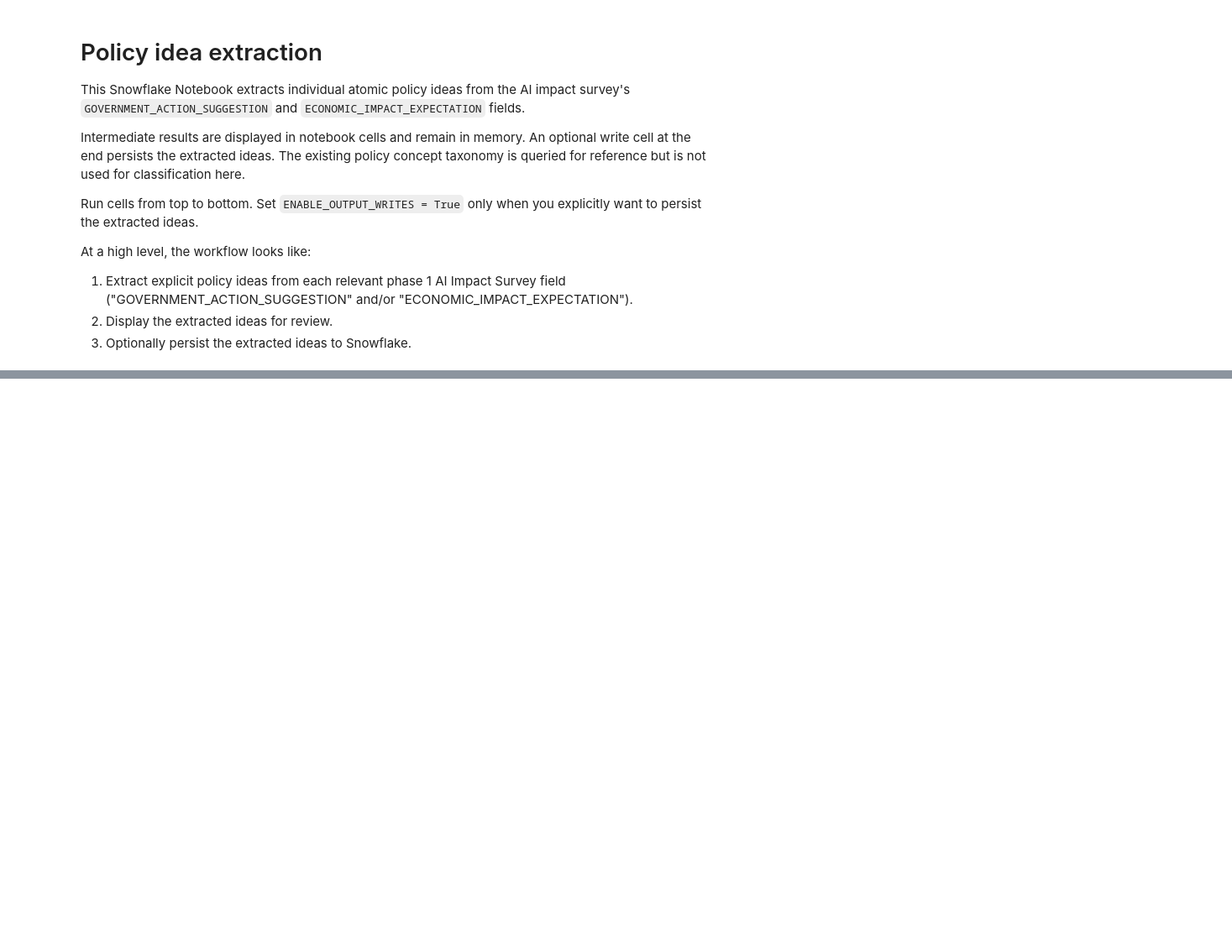
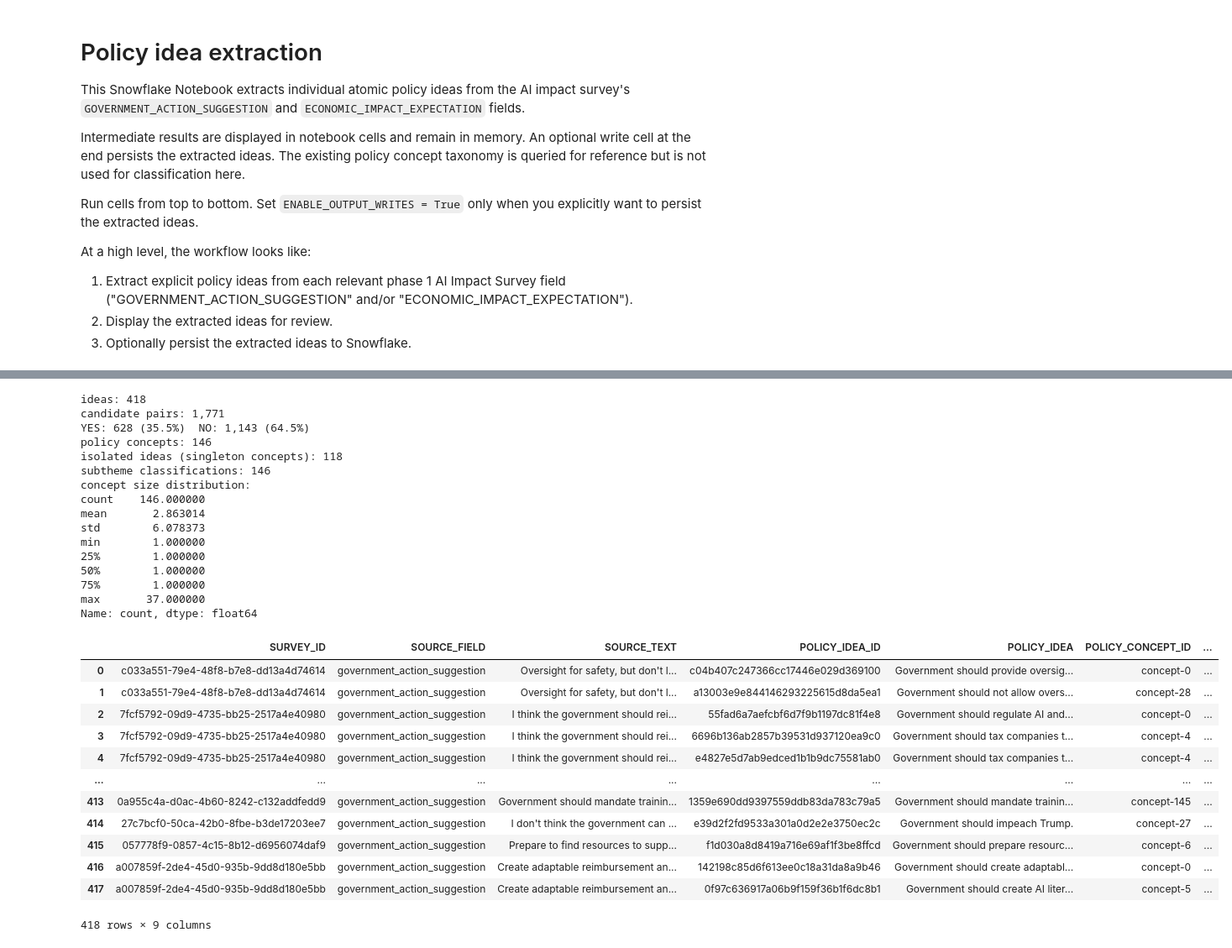
Before and after one commit to cagov/caldata-engaged-california, a Jupyter notebook: notebooks/ai_impact_survey/policy_concept_classification.ipynb, the cells around one changed output, grey strips where cells are left out. Shown at 84% size. Saved outputs shown, nothing was run; the diff lists cells and outputs as text; code cells hidden in the pictures; blank space fills up the shorter version.

Commit message:
Adds policy concept classification

```diff
--- a/notebooks/ai_impact_survey/policy_concept_classification.ipynb
+++ b/notebooks/ai_impact_survey/policy_concept_classification.ipynb
@@ -175,7 +242,7 @@ def validate_extraction(payload: dict | None) -> list[dict]:
 # %%
 # Query published survey responses that contain at least one policy-relevant answer.
 survey_sql = f"""
-SELECT
+SELECT top 500
     survey_id,
     government_action_suggestion,
     economic_impact_expectation
@@ -212,7 +279,7 @@ WITH source_survey AS (
 survey_fields AS (
     {survey_fields_sql}
 )
-SELECT
+SELECT top 200
     survey_id,
     source_field,
     source_text,
@@ -240,7 +307,7 @@ def parse_extraction_row(row: pd.Series) -> list[dict]:
         "run_id": RUN_ID,
         "run_timestamp": RUN_TIMESTAMP,
         "model_name": CORTEX_MODEL,
-        "prompt_version": PROMPT_VERSION,
+        "extraction_prompt_version": EXTRACTION_PROMPT_VERSION,
         "survey_id": row.SURVEY_ID,
         "source_field": row.SOURCE_FIELD,
         "source_text": row.SOURCE_TEXT,
@@ -284,0 +429,8 @@ else:
+# %%
+# Step 0: select the idea population. Duplicate idea_text across responses stays as distinct nodes
+# so downstream analysis can count distinct survey_ids per concept.
+ideas_df = extraction_df[extraction_df["EXTRACTION_STATUS"] == "extracted"][
+    ["IDEA_ID", "IDEA_TEXT", "SURVEY_ID", "SOURCE_FIELD", "SOURCE_TEXT"]
+].drop_duplicates("IDEA_ID").reset_index(drop=True)
+print(f"policy ideas: {len(ideas_df):,}")
+ideas_df
@@ -284,0 +883,61 @@ else:
+# %%
+# Final table: one row per policy idea with its resolved concept label/description and subtheme.
+final_df = (
+    membership_df.merge(ideas_df, on="IDEA_ID")
+    .merge(concept_labels_df, on="CONCEPT_ID")
+    .merge(concept_subthemes_df[["CONCEPT_ID", "SUBTHEME"]], on="CONCEPT_ID", how="left")
+    .rename(columns={
+        "IDEA_ID": "POLICY_IDEA_ID",
+        "IDEA_TEXT": "POLICY_IDEA",
+        "CONCEPT_ID": "POLICY_CONCEPT_ID",
+        "CONCEPT_LABEL": "POLICY_CONCEPT_LABEL",
+        "CONCEPT_DESCRIPTION": "POLICY_CONCEPT_DESCRIPTION",
+        "SUBTHEME": "POLICY_SUBTHEME",
+    })
+    [["SURVEY_ID", "SOURCE_FIELD", "SOURCE_TEXT", "POLICY_IDEA_ID", "POLICY_IDEA", "POLICY_CONCEPT_ID", "POLICY_CONCEPT_LABEL", "POLICY_CONCEPT_DESCRIPTION", "POLICY_SUBTHEME"]]
+)
+
+# Quality-control summary.
+n_yes = (classifications_df["CLASSIFICATION"] == "YES").sum()
+n_no = (classifications_df["CLASSIFICATION"] == "NO").sum()
+n_total_classified = n_yes + n_no
+print(f"ideas: {len(ideas_df):,}")
+print(f"candidate pairs: {len(candidate_pairs_df):,}")
+print(f"YES: {n_yes:,} ({n_yes / n_total_classified:.1%})  NO: {n_no:,} ({n_no / n_total_classified:.1%})")
+print(f"policy concepts: {len(concept_sizes):,}")
+print(f"isolated ideas (singleton concepts): {(concept_sizes == 1).sum():,}")
+print(f"subtheme classifications: {concept_subthemes_df['SUBTHEME'].notna().sum():,}")
+print("concept size distribution:")
+print(concept_sizes.describe())
+
+final_df
+# %% [output]
+ideas: 418
+candidate pairs: 1,771
+YES: 628 (35.5%)  NO: 1,143 (64.5%)
+policy concepts: 146
+isolated ideas (singleton concepts): 118
+subtheme classifications: 146
+concept size distribution:
+count    146.000000
+mean       2.863014
+std        6.078373
+min        1.000000
+25%        1.000000
+50%        1.000000
+75%        1.000000
+max       37.000000
+Name: count, dtype: float64
+|  | SURVEY_ID | SOURCE_FIELD | SOURCE_TEXT | POLICY_IDEA_ID | POLICY_IDEA | POLICY_CONCEPT_ID | ... |
+| 0 | c033a551-79e4-48f8-b7e8-dd13a4d74614 | government_action_suggestion | Oversight for safety, but don't l... | c04b407c247366cc17446e029d369100 | Government should provide oversig... | concept-0 | ... |
+| 1 | c033a551-79e4-48f8-b7e8-dd13a4d74614 | government_action_suggestion | Oversight for safety, but don't l... | a13003e9e844146293225615d8da5ea1 | Government should not allow overs... | concept-28 | ... |
+| 2 | 7fcf5792-09d9-4735-bb25-2517a4e40980 | government_action_suggestion | I think the government should rei... | 55fad6a7aefcbf6d7f9b1197dc81f4e8 | Government should regulate AI and... | concept-0 | ... |
+| 3 | 7fcf5792-09d9-4735-bb25-2517a4e40980 | government_action_suggestion | I think the government should rei... | 6696b136ab2857b39531d937120ea9c0 | Government should tax companies t... | concept-4 | ... |
+| 4 | 7fcf5792-09d9-4735-bb25-2517a4e40980 | government_action_suggestion | I think the government should rei... | e4827e5d7ab9edced1b1b9dc75581ab0 | Government should tax companies t... | concept-4 | ... |
+| ... | ... | ... | ... | ... | ... | ... | ... |
+| 413 | 0a955c4a-d0ac-4b60-8242-c132addfedd9 | government_action_suggestion | Government should mandate trainin... | 1359e690dd9397559ddb83da783c79a5 | Government should mandate trainin... | concept-145 | ... |
+| 414 | 27c7bcf0-50ca-42b0-8fbe-b3de17203ee7 | government_action_suggestion | I don't think the government can ... | e39d2f2fd9533a301a0d2e2e3750ec2c | Government should impeach Trump. | concept-27 | ... |
+| 415 | 057778f9-0857-4c15-8b12-d6956074daf9 | government_action_suggestion | Prepare to find resources to supp... | f1d030a8d8419a716e69af1f3be8ffcd | Government should prepare resourc... | concept-6 | ... |
+| 416 | a007859f-2de4-45d0-935b-9dd8d180e5bb | government_action_suggestion | Create adaptable reimbursement an... | 142198c85d6f613ee0c18a31da8a9b46 | Government should create adaptabl... | concept-0 | ... |
+| 417 | a007859f-2de4-45d0-935b-9dd8d180e5bb | government_action_suggestion | Create adaptable reimbursement an... | 0f97c636917a06b9f159f36b1f6dc8b1 | Government should create AI liter... | concept-5 | ... |
+418 rows × 9 columns
```
Also changed, not shown: parts of 18 cells of this notebook, 2 other files.
